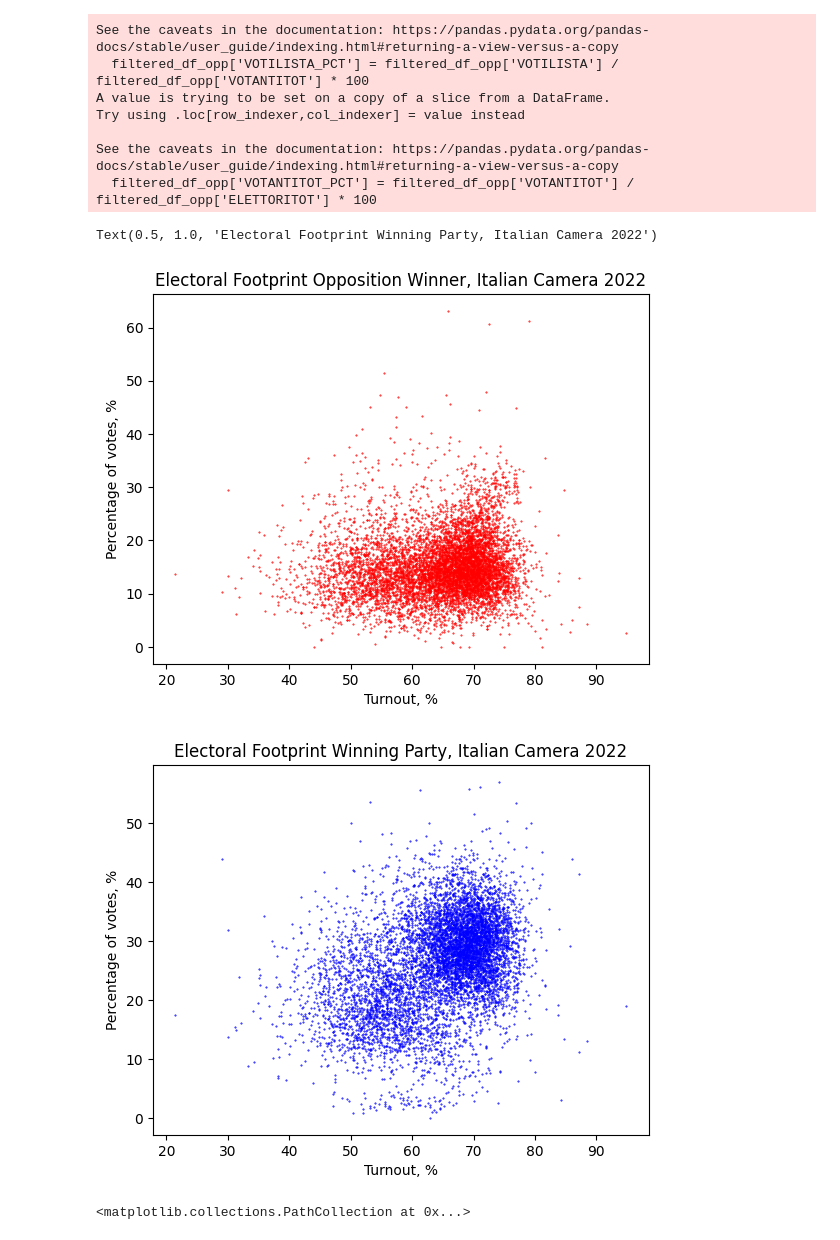
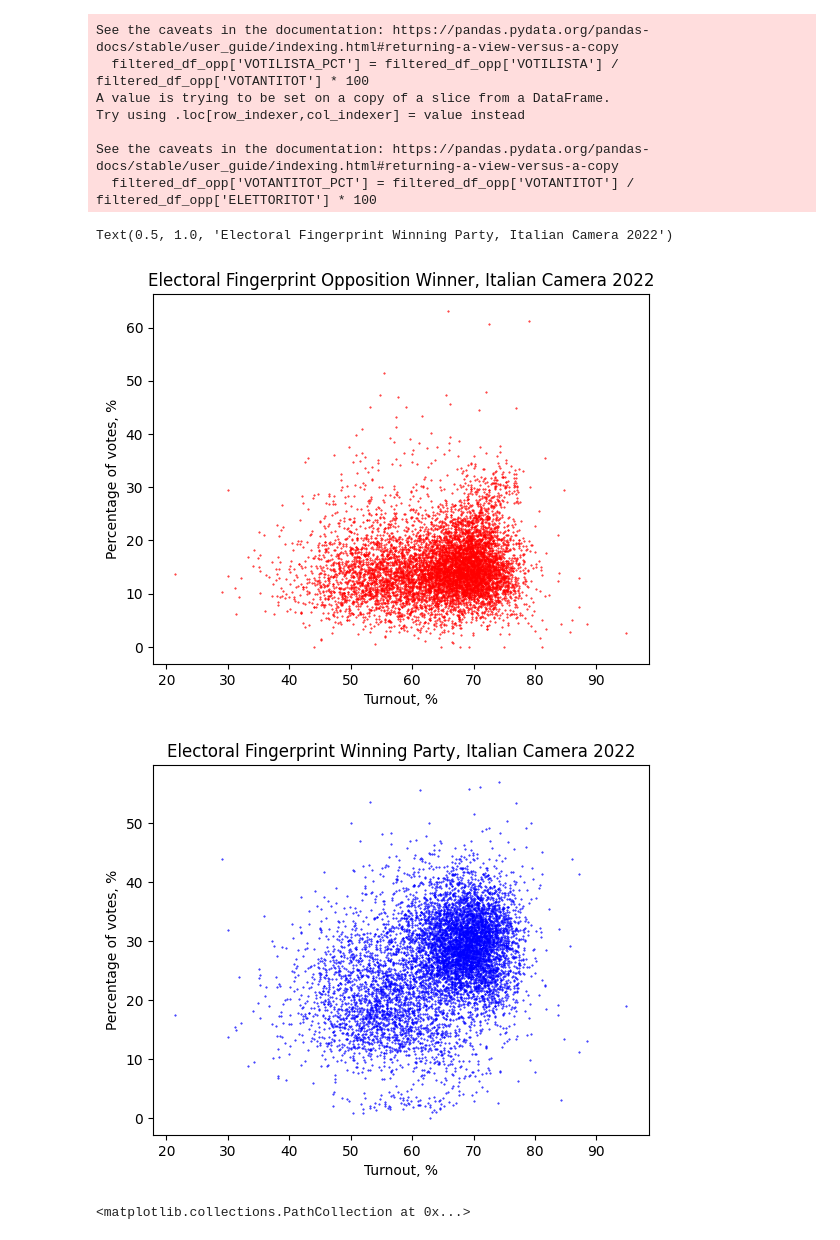
Before and after one commit to falaimo99/open-voting, a Jupyter notebook: analysis/it_datasets_analysis.ipynb, the cells around one changed output. Cells and saved outputs as stored; diff of their text form; code cells hidden in the pictures.

```diff
--- a/analysis/it_datasets_analysis.ipynb
+++ b/analysis/it_datasets_analysis.ipynb
@@ -118,18 +118,18 @@ See the caveats in the documentation: https://pandas.pydata.org/pandas-docs/stab
 # %%
 
 fingerprint_opp = filtered_df_opp.plot.scatter(x='VOTANTITOT_PCT', y='VOTILISTA_PCT', color='red',s=0.2)
 fingerprint_winner = filtered_df_winner.plot.scatter(x='VOTANTITOT_PCT', y='VOTILISTA_PCT', color='blue', s=0.2)
 fingerprint_opp.set_xlabel('Turnout, %')
 fingerprint_opp.set_ylabel('Percentage of votes, %')
-fingerprint_opp.set_title("Electoral Footprint Opposition Winner, Italian Camera 2022")
+fingerprint_opp.set_title("Electoral Fingerprint Opposition Winner, Italian Camera 2022")
 
 fingerprint_winner.set_xlabel('Turnout, %')
 fingerprint_winner.set_ylabel('Percentage of votes, %')
-fingerprint_winner.set_title("Electoral Footprint Winning Party, Italian Camera 2022")
+fingerprint_winner.set_title("Electoral Fingerprint Winning Party, Italian Camera 2022")
 # %% [output]
-Text(0.5, 1.0, 'Electoral Footprint Winning Party, Italian Camera 2022')
+Text(0.5, 1.0, 'Electoral Fingerprint Winning Party, Italian Camera 2022')
-[figure, old version]
+[figure, new version]
-[figure, old version]
+[figure, new version]
 # %%
 finger= plt.figure()
 ax = finger.add_subplot(1,1,1)
```
Also changed, not shown: 5 other files.
